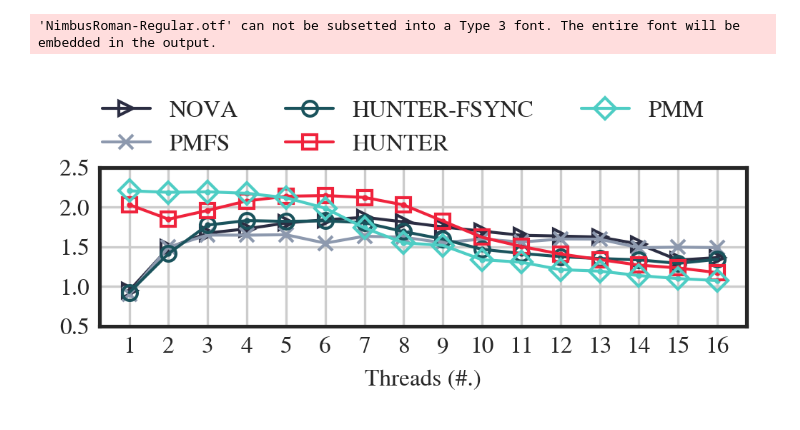
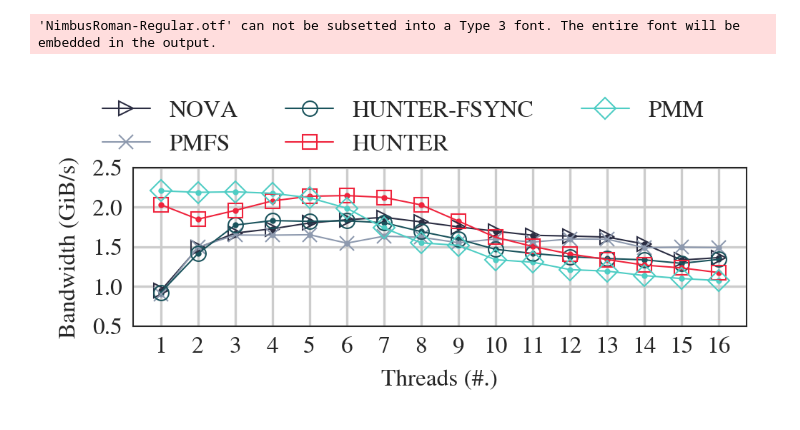
Before and after one commit to WOFS-for-PM/tests, a Jupyter notebook: dac/FIG-Multithreads/plot.ipynb, the cells around one changed output. Saved outputs shown, nothing was run; the diff lists cells and outputs as text; code cells hidden in the pictures.

```diff
--- a/dac/FIG-Multithreads/plot.ipynb
+++ b/dac/FIG-Multithreads/plot.ipynb
@@ -31,14 +31,14 @@ with open("./performance-comparison-table", "r") as f:
 # Plotting Settings
 fig = plt.figure(dpi = 300, figsize = (cm_to_inch(SINGLE_COL_WIDTH), cm_to_inch(3.5)))
 
-line_width = 1
+line_width = 0.5
 colors = ["#2b2d42", "#8d99ae", "#1a535c", "#ef233c", "#4ecdc4"]
 marks = [">", "x", "o", "s", "D"]
 fss = df['file_system'].drop_duplicates().reset_index().drop(columns=['index'])['file_system']
 num_jobs = list(range(1, 17))
 
 for idx, fs in enumerate(fss):
-    plt.plot(num_jobs, df[df['file_system'] == fs]['bandwidth(MiB/s)'] / 1024, color=colors[idx], markerfacecolor='none', linewidth= line_width,label=fs, marker=marks[idx], markeredgecolor=colors[idx], markersize=5)
+    plt.plot(num_jobs, df[df['file_system'] == fs]['bandwidth(MiB/s)'] / 1024, color=colors[idx], markerfacecolor='none', linewidth= line_width,label=fs, marker=marks[idx], markeredgecolor=colors[idx], markersize=5, markeredgewidth=0.5)
     plt.scatter(num_jobs, df[df['file_system'] == fs]['bandwidth(MiB/s)'] / 1024, color=colors[idx], s=1)
 
 # bar_width = 0.2
@@ -49,33 +49,36 @@ for idx, fs in enumerate(fss):
 # files = ["./performance-comparison-table-single", "./performance-comparison-table-interleaved"]
 # x = [1, 2, 3, 4, 5]
 # for i in range(2):
 #     plt.subplot(1, 2, i + 1)
 #     with open(files[i], "r") as f:
 #         df = pd.read_csv(f, delim_whitespace=True, index_col=None, engine='python')
 #     fss = df['file_system'].drop_duplicates().reset_index().drop(columns=['index'])['file_system']
 #     tot = len(fss) * bar_width
 #     print(fss)
 #     for idx, fs in enumerate(fss):
 #         points = []
 #         for pivot in x:
 #             point = pivot - tot / 2 + bar_width / 2 + idx * bar_width
 #             points.append(point)
 
 #         plt.bar(points, df[df['file_system'] == fs]['bandwidth(MiB/s)'] / 1024, width=bar_width, hatch=patterns[idx], edgecolor='black', color=colors[idx])
 #     plt.xticks(x, labels=[1, 2, 4, 8, 16], fontsize=8)
 #     if i == 0:
 #         plt.yticks([0, 1.5, 3], fontsize=8)
-#         plt.ylabel('Throughput (GiB/s)', fontsize=8)
 #     if i == 1:
 
 plt.xticks(num_jobs, labels=num_jobs, fontsize=8)
 plt.yticks([0.5, 1.0, 1.5, 2.0, 2.5], fontsize=8)
 plt.xlabel("Threads (#.)", fontsize=8)
+plt.ylabel('Bandwidth (GiB/s)', fontsize=8)
 
 fig.legend(fss, loc='center', bbox_to_anchor=(0.5, 1), ncol=3, fontsize=8)
-
+ax = fig.gca()
+lw = 0.5
+for axis in ['top','bottom','left','right']:
+    ax.spines[axis].set_linewidth(lw)
 plt.tight_layout()
 plt.savefig("./FIG-Multithreads.pdf", bbox_inches='tight', pad_inches=0)
 # %% [output]
 'NimbusRoman-Regular.otf' can not be subsetted into a Type 3 font. The entire font will be embedded in the output.
-[figure, old version]
+[figure, new version]
```
Also changed, not shown: 37 other files.
